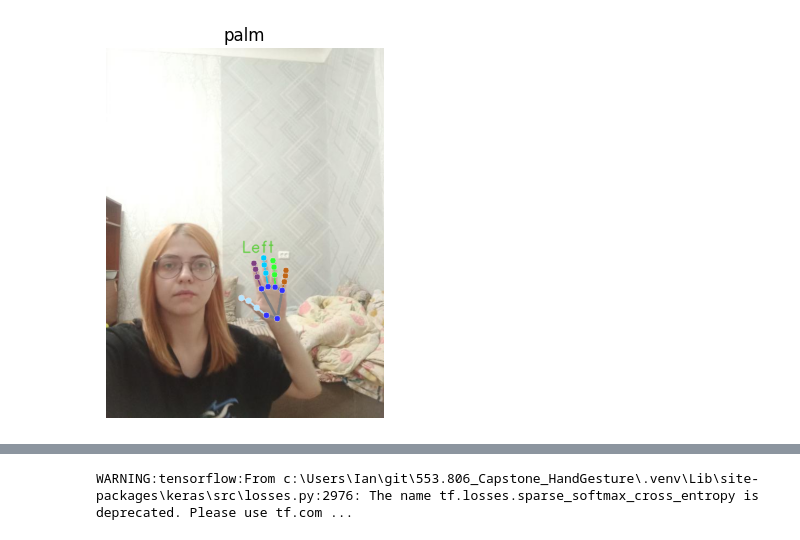
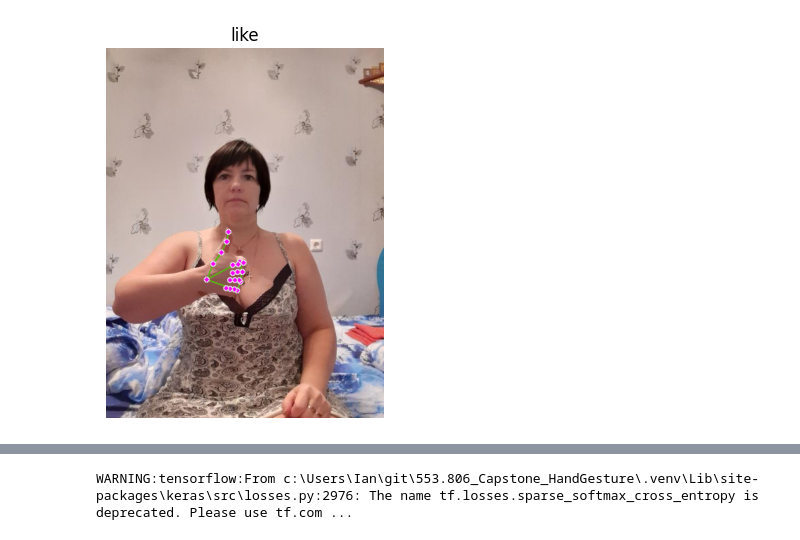
Before and after one commit to Shadowfax221/HandGesture2Emoji, a Jupyter notebook: DataPrepare_dev.ipynb, the cells around one changed output, grey strips where cells are left out. Cells and saved outputs as stored; diff of their text form; code cells hidden in the pictures.

```diff
--- a/DataPrepare_dev.ipynb
+++ b/DataPrepare_dev.ipynb
@@ -1,4 +1,5 @@
 # %%
+import cv2
 import csv
 import json
 import os
@@ -6,6 +7,7 @@ import random
 import matplotlib.pyplot as plt
 
 import mediapipe as mp
+from mediapipe.framework.formats import landmark_pb2
 
 LANDMARKER_MODEL_PATH = 'models/hand_landmarker.task'
 CSV_DATASET_PATH = 'datasets/HandLandmarks.csv'
@@ -22,6 +24,20 @@ VisionRunningMode = mp.tasks.vision.RunningMode
 class HandDataPrepare():
     def __init__(self):
         self.NUM_SAMPLES = 1
+        self.mp_drawing = mp.solutions.drawing_utils
+        self.mp_hands = mp.solutions.hands
+
+    #############
+    def draw_landmarks_on_image(self, annotated_image, hand_landmarks):
+            self.mp_drawing.draw_landmarks(annotated_image, hand_landmarks,
+                                        self.mp_hands.HAND_CONNECTIONS,
+                                        landmark_drawing_spec=mp.solutions.drawing_utils.DrawingSpec(
+                                            color=(255, 0, 255), thickness=4, circle_radius=2),
+                                        connection_drawing_spec=mp.solutions.drawing_utils.DrawingSpec(
+                                            color=(20, 180, 90), thickness=2, circle_radius=2)
+            )
+            return annotated_image
+    ##############
 
 
     # Pop out a random key
@@ -55,51 +71,58 @@ class HandDataPrepare():
 
                 # STEP 2: Load the input image.
                 # for label in LABELS:
-                for label in [random.choice(LABELS)]:
+                for label in [random.choice(LABELS)]:       ###############
                     with open(os.path.join(ANNOTATIONS_DIR, f"{label}.json"), 'r') as file:
                         annotations = json.load(file)
                     annotations_keys = list(annotations.keys())
 
                     samples_cnt = 0
                     while samples_cnt < self.NUM_SAMPLES:
-                        print(len(annotations_keys))
+                        print(len(annotations_keys))        ####################
                         image_name = self.pop_random_key(annotations_keys)
+                        # image_name = "514182b6-122a-4926-812f-4d211d1d573b"         ##############
                         image_path = os.path.join(IMAGE_DATASET_DIR, label, f'{image_name}.jpg')
                         mp_image = mp.Image.create_from_file(image_path)
 
                         # STEP 3: Detect hand landmarks from the input image.
                         hand_landmarker_result = landmarker.detect(mp_image)
-
-                        # if hand_landmarker_result is not None:
+                        # print(hand_landmarker_result)           ################
 
 
-                        #### Process the classification result. In this case, visualize it.
-                        annotated_image = draw_landmarks_on_image(mp_image.numpy_view(), hand_landmarker_result) ######
+                        if hand_landmarker_result is not None:
+                            # STEP 4: Write hand landmark into csv
+                            annotations_labels = annotations[image_name]['labels']
+                            annotations_bboxes = annotations[image_name]['bboxes']
+                            gesture_bboxes = annotations_bboxes[annotations_labels.index(label)]
 
-                        #### Display the image
-                        plt.imshow(annotated_image)
-                        plt.title(label)
-                        plt.axis('off')
-                        plt.show()
-                        print(annotations[image_name])     #####
+                            label_dict = {label: i for i, label in enumerate(LABELS)}
+                            for idx, hand_landmarks in enumerate(hand_landmarker_result.hand_landmarks):
+                                # print(hand_landmarks)       ###########
+                                print(hand_landmarker_result.handedness[idx])
+                                handedness = hand_landmarker_result.handedness[idx][0].index    # Right is 0, Left is 1
+                                row = [label_dict[label], handedness]
+                                for landmark in hand_landmarks:
+                                    if self.is_point_in_bbox(landmark.x, landmark.y, gesture_bboxes):
+                                        row.extend([landmark.x, landmark.y, landmark.z])
 
-                        # STEP 4: Write hand landmark into csv
-                        annotations_labels = annotations[image_name]['labels']
-                        annotations_bboxes = annotations[image_name]['bboxes']
-                        gesture_bboxes = annotations_bboxes[annotations_labels.index(label)]
+                                # hand_landmarks plot ########################################################
+                                hand_landmarks_proto = landmark_pb2.NormalizedLandmarkList()
+                                hand_landmarks_proto.landmark.extend([
+                                    landmark_pb2.NormalizedLandmark(x=landmark.x, y=landmark.y, z=landmark.z) for landmark in hand_landmarks
+                                ])
+                                # print(hand_landmarks_proto)
+                                annotated_image = self.draw_landmarks_on_image(cv2.imread(image_path), hand_landmarks_proto)
+                                plt.imshow(cv2.cvtColor(annotated_image, cv2.COLOR_BGR2RGB))
+                                plt.title(label)
+                                plt.axis('off')
+                                plt.show()
+                                print(annotations[image_name])
+                                print(row)
+                                ################################
 
-                        label_dict = {label: i for i, label in enumerate(LABELS)}
-                        for hand_landmarks in hand_landmarker_result.hand_landmarks:
-                            row = [label_dict[label]]
-                            for landmark in hand_landmarks:
-                                if self.is_point_in_bbox(landmark.x, landmark.y, gesture_bboxes):
-                                    row.extend([landmark.x, landmark.y, landmark.z])
-
-                            print(row)
-
-                            if len(row) == 64:
-                                csvwriter.writerow(row)
-                                samples_cnt += 1
+                                if len(row) == 65:
+                                    csvwriter.writerow(row)
+                                    samples_cnt += 1
                     print(f"Writen {samples_cnt} samples of {label}")
 
 
@@ -112 +136 @@ if __name__ == "__main__":
-[figure, old version]
+[figure, new version]
```
Also changed, not shown: parts of 2 cells of this notebook, 1 other file.
